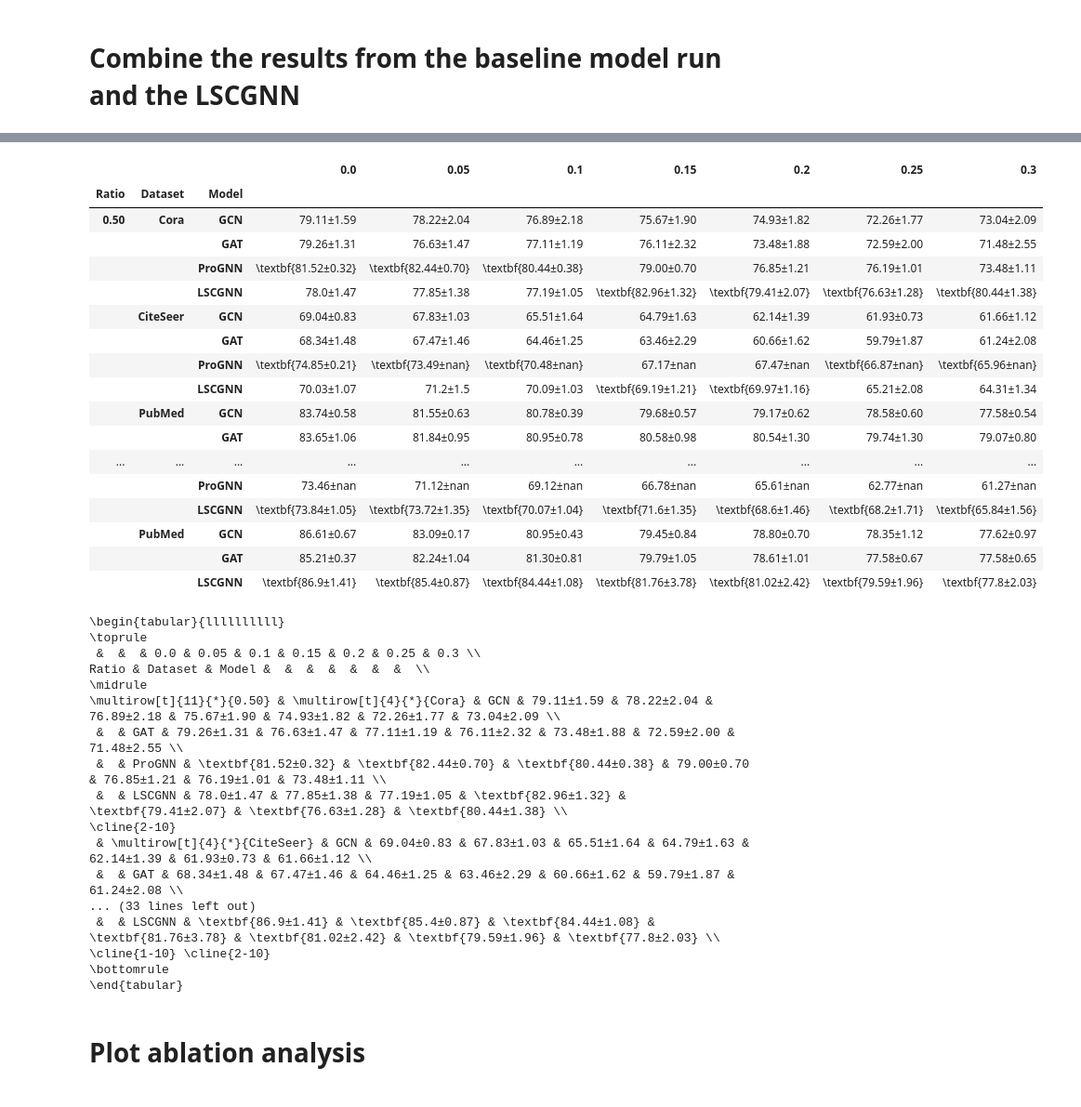
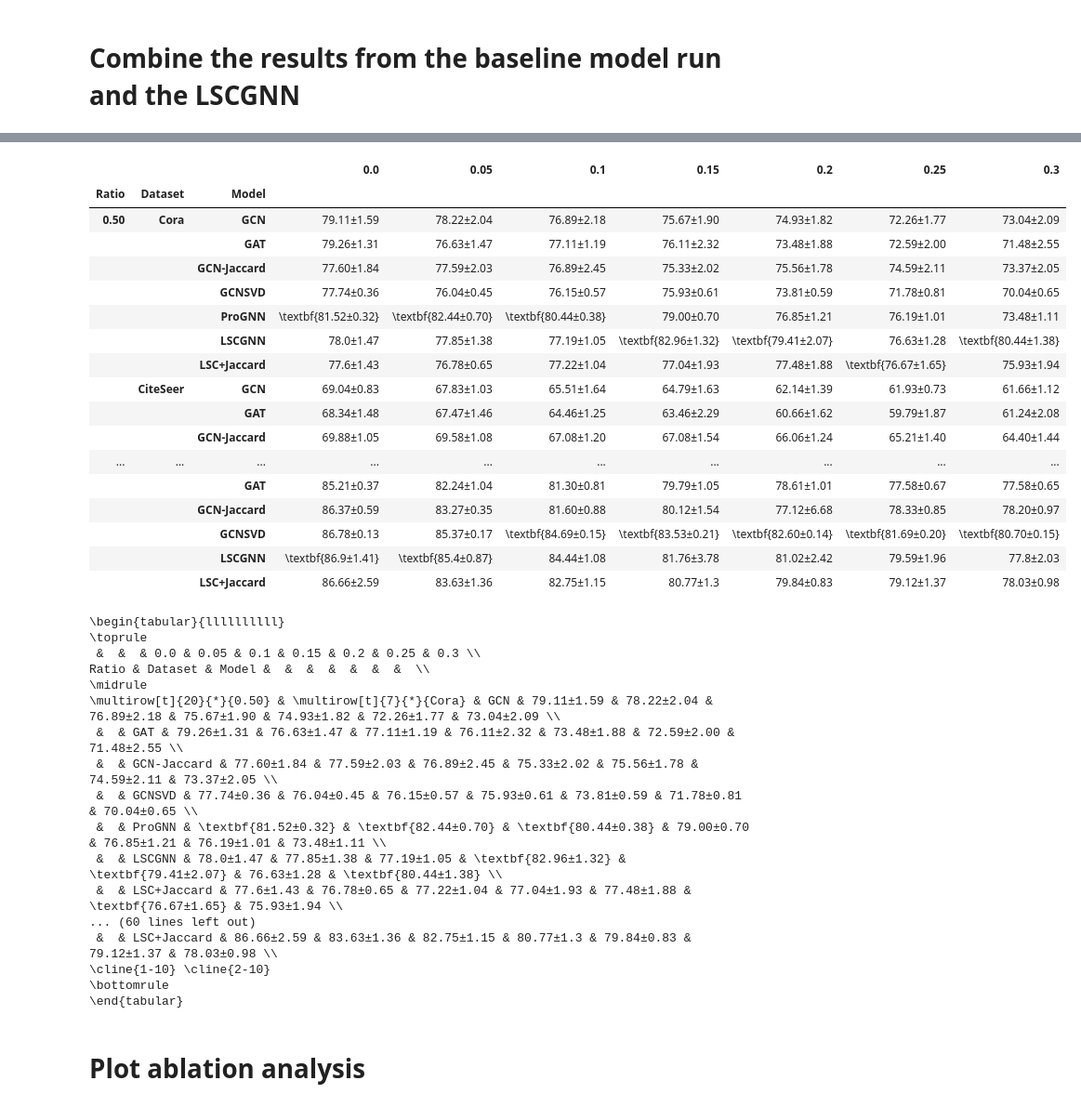
Before and after one commit to FDUguchunhui/latent-space-constraint-GNN, a Jupyter notebook: notebook/analysis/aggregation.ipynb, the cells around one changed output, grey strips where cells are left out. Shown: that part at 93% size. Drawn from its saved outputs; the diff is of its cells as text; code cells hidden in the pictures.

```diff
--- a/notebook/analysis/aggregation.ipynb
+++ b/notebook/analysis/aggregation.ipynb
@@ -13,11 +13,3 @@ maybe I should fix regularization at 1
 # %% [output]
 /Users/cgu3/Documents/lsc-gnn
 '/Users/cgu3/Documents/lsc-gnn'
-# %%
-df = pd.read_json('results/results_LSC.json', lines=True)
-# df = pd.read_json('results/final_cora_results.json', lines=True)
-# df = pd.read_json('results/final_citeseer_results.json', lines=True)
-
-df['target_ratio'] = df['target_ratio'].apply(lambda x: f"{x:.2f}")
-df['model_type'] = 'LSCGNN'
-df['layer_type'] = 'GAT'
@@ -78,3 +53,29 @@ df_best
 | 61 | PubMed | 0.90 | 0.25 | LSCGNN | GAT | 79.59 | 1.96 | ... |
 | 62 | PubMed | 0.90 | 0.30 | LSCGNN | GAT | 77.80 | 2.03 | ... |
 63 rows × 9 columns
+# %%
+df_best = pd.read_json('results/results_LSC.json', lines=True)
+df_best['target_ratio'] = df_best['target_ratio'].apply(lambda x: f"{x:.2f}")
+df_best['model_type'] = 'LSCGNN'
+df_best['layer_type'] = 'GAT'
+
+df_best = df_best.groupby(['dataset', 'seed', 'target_ratio', 'perturb_rate', 'model_type', 'layer_type']).apply(lambda x: x.loc[x['val_loss'].idxmin()], include_groups=False)[['accuracy', 'regularization', 'execution_time']]
+# get mean of regularization by "dataset", "target_ratio", "perturb_rate"
+df_best_regularization = df_best.groupby(['dataset', 'target_ratio', 'perturb_rate', 'model_type', 'layer_type']).agg({'regularization':['mean']})
+# %%
+df_lsc_jaccard = pd.read_json('results/results_LSC_jaccard.json', lines=True)
+df_lsc_jaccard['target_ratio'] = df_lsc_jaccard['target_ratio'].apply(lambda x: f"{x:.2f}")
+df_lsc_jaccard['model_type'] = 'LSCGNN_Jaccard'
+df_lsc_jaccard['layer_type'] = 'GAT'
+
+df_lsc_jaccard = df_lsc_jaccard.groupby(['dataset', 'seed', 'target_ratio', 'perturb_rate', 'model_type', 'layer_type']).apply(lambda x: x.loc[x['val_loss'].idxmin()], include_groups=False)[['accuracy', 'regularization', 'execution_time']]
+# calculate mean and std for accuracy group by dataset and target_ratio
+df_lsc_jaccard = df_lsc_jaccard.groupby(['dataset', 'target_ratio', 'perturb_rate', 'model_type', 'layer_type']).agg({'accuracy':['mean', 'std'], 'execution_time': ['mean']})
+df_lsc_jaccard['accuracy'] = (100 * df_lsc_jaccard['accuracy']).round(2)
+# flatten the columns
+df_lsc_jaccard.columns = ['_'.join(col).strip('_') for col in df_lsc_jaccard.columns.values]
+# create a new column with the name "LSC-GNN" using in format of string accuracy_mean +- accuracy_std
+df_lsc_jaccard['mean_std'] = df_lsc_jaccard['accuracy_mean'].round(2).astype(str) + "±" + df_lsc_jaccard['accuracy_std'].round(2).astype(str)
+# df_lsc_jaccard.rename(columns={'accuracy_mean': 'With regularizaion'}, inplace=True)
+df_lsc_jaccard = df_lsc_jaccard.reset_index()
+df_lsc_jaccard
@@ -112,7 +127,7 @@ df_baseline_agg
 # Combine the results from the baseline model run and the LSCGNN
 # %%
 # combine df_first and df_best horizontally
-df_combined = pd.concat([df_best, df_baseline_agg], axis=0)
+df_combined = pd.concat([df_best, df_lsc_jaccard, df_baseline_agg], axis=0)
 df_combined = df_combined.reset_index(drop=True)
 # convert to long format
 # df_combined = df_combined.melt(id_vars=['dataset', 'target_ratio', 'perturb_rate'], var_name='model', value_name='accuracy')
@@ -121,7 +136,10 @@ df_combined['model'] = df_combined['model_type'] + '_' + df_combined['layer_type
 df_combined['model'] = df_combined['model'].replace({'LSCGNN_GAT': 'LSCGNN',
                                                      'LSCGNN_GATConv': 'GAT',
                                                      'LSCGNN_GCNConv': 'GCN',
-                                                     'ProGNN_GCNConv': 'ProGNN'})
+                                                     'ProGNN_GCNConv': 'ProGNN',
+                                                     'GCNSVD_GCNConv': 'GCNSVD',
+                                                     'GCNJaccard_GCNConv': 'GCN-Jaccard',
+                                                     'LSCGNN_Jaccard_GAT': 'LSC+Jaccard'})
 desired_order = ['Cora', 'CiteSeer', 'PubMed']  # Change this as needed
 # Reorder dataset
 df_combined.loc[:, 'dataset'] = pd.Categorical(df_combined['dataset'], categories=desired_order, ordered=True)
@@ -209,45 +232,45 @@ df_combined
 # %%
 import pandas as pd
 
 # Define desired order for multi-index levels
 desired_target_ratio_order = ['0.50', '0.70', '0.90']
 desired_dataset_order = ['Cora', 'CiteSeer', 'PubMed']
-desired_model_order = ['GCN', 'GAT', 'ProGNN', 'LSCGNN']  # Customize as needed
+desired_model_order = ['GCN', 'GAT', 'GCN-Jaccard', 'GCNSVD',  'ProGNN', 'LSCGNN', 'LSC+Jaccard']  # Customize as needed
 
 # Ensure categorical ordering before pivoting
 df_combined["target_ratio"] = pd.Categorical(df_combined["target_ratio"], categories=desired_target_ratio_order, ordered=True)
 df_combined["dataset"] = pd.Categorical(df_combined["dataset"], categories=desired_dataset_order, ordered=True)
 df_combined["model"] = pd.Categorical(df_combined["model"], categories=desired_model_order, ordered=True)
 
 # Pivot the table to match the requested format
 df_transformed = df_combined.pivot(index=["target_ratio", "dataset", "model"], columns="perturb_rate", values=["mean_std"])
 
 # Flatten column names for readability
 df_transformed.columns = [f"{round(col[1], 2)}" for col in df_transformed.columns]
 df_transformed.index.names = ['Ratio', 'Dataset', 'Model']
 
 # Sort by the custom order
 df_transformed = df_transformed.sort_index(level=['Ratio', 'Dataset', 'Model'])
 df_transformed
 # %% [output]
 |  |  |  | 0.0 | 0.05 | 0.1 | 0.15 | 0.2 | 0.25 | 0.3 |
 | Ratio | Dataset | Model |  |  |  |  |  |  |  |
 | 0.50 | Cora | GCN | 79.11±1.59 | 78.22±2.04 | 76.89±2.18 | 75.67±1.90 | 74.93±1.82 | 72.26±1.77 | 73.04±2.09 |
 |  |  | GAT | 79.26±1.31 | 76.63±1.47 | 77.11±1.19 | 76.11±2.32 | 73.48±1.88 | 72.59±2.00 | 71.48±2.55 |
+|  |  | GCN-Jaccard | 77.60±1.84 | 77.59±2.03 | 76.89±2.45 | 75.33±2.02 | 75.56±1.78 | 74.59±2.11 | 73.37±2.05 |
+|  |  | GCNSVD | 77.74±0.36 | 76.04±0.45 | 76.15±0.57 | 75.93±0.61 | 73.81±0.59 | 71.78±0.81 | 70.04±0.65 |
 |  |  | ProGNN | \textbf{81.52±0.32} | \textbf{82.44±0.70} | \textbf{80.44±0.38} | 79.00±0.70 | 76.85±1.21 | 76.19±1.01 | 73.48±1.11 |
-|  |  | LSCGNN | 78.0±1.47 | 77.85±1.38 | 77.19±1.05 | \textbf{82.96±1.32} | \textbf{79.41±2.07} | \textbf{76.63±1.28} | \textbf{80.44±1.38} |
+|  |  | LSCGNN | 78.0±1.47 | 77.85±1.38 | 77.19±1.05 | \textbf{82.96±1.32} | \textbf{79.41±2.07} | 76.63±1.28 | \textbf{80.44±1.38} |
+|  |  | LSC+Jaccard | 77.6±1.43 | 76.78±0.65 | 77.22±1.04 | 77.04±1.93 | 77.48±1.88 | \textbf{76.67±1.65} | 75.93±1.94 |
 |  | CiteSeer | GCN | 69.04±0.83 | 67.83±1.03 | 65.51±1.64 | 64.79±1.63 | 62.14±1.39 | 61.93±0.73 | 61.66±1.12 |
 |  |  | GAT | 68.34±1.48 | 67.47±1.46 | 64.46±1.25 | 63.46±2.29 | 60.66±1.62 | 59.79±1.87 | 61.24±2.08 |
-|  |  | ProGNN | \textbf{74.85±0.21} | \textbf{73.49±nan} | \textbf{70.48±nan} | 67.17±nan | 67.47±nan | \textbf{66.87±nan} | \textbf{65.96±nan} |
-|  |  | LSCGNN | 70.03±1.07 | 71.2±1.5 | 70.09±1.03 | \textbf{69.19±1.21} | \textbf{69.97±1.16} | 65.21±2.08 | 64.31±1.34 |
-|  | PubMed | GCN | 83.74±0.58 | 81.55±0.63 | 80.78±0.39 | 79.68±0.57 | 79.17±0.62 | 78.58±0.60 | 77.58±0.54 |
-|  |  | GAT | 83.65±1.06 | 81.84±0.95 | 80.95±0.78 | 80.58±0.98 | 80.54±1.30 | 79.74±1.30 | 79.07±0.80 |
+|  |  | GCN-Jaccard | 69.88±1.05 | 69.58±1.08 | 67.08±1.20 | 67.08±1.54 | 66.06±1.24 | 65.21±1.40 | 64.40±1.44 |
 | ... | ... | ... | ... | ... | ... | ... | ... | ... | ... |
-|  |  | ProGNN | 73.46±nan | 71.12±nan | 69.12±nan | 66.78±nan | 65.61±nan | 62.77±nan | 61.27±nan |
-|  |  | LSCGNN | \textbf{73.84±1.05} | \textbf{73.72±1.35} | \textbf{70.07±1.04} | \textbf{71.6±1.35} | \textbf{68.6±1.46} | \textbf{68.2±1.71} | \textbf{65.84±1.56} |
-|  | PubMed | GCN | 86.61±0.67 | 83.09±0.17 | 80.95±0.43 | 79.45±0.84 | 78.80±0.70 | 78.35±1.12 | 77.62±0.97 |
 |  |  | GAT | 85.21±0.37 | 82.24±1.04 | 81.30±0.81 | 79.79±1.05 | 78.61±1.01 | 77.58±0.67 | 77.58±0.65 |
-|  |  | LSCGNN | \textbf{86.9±1.41} | \textbf{85.4±0.87} | \textbf{84.44±1.08} | \textbf{81.76±3.78} | \textbf{81.02±2.42} | \textbf{79.59±1.96} | \textbf{77.8±2.03} |
+|  |  | GCN-Jaccard | 86.37±0.59 | 83.27±0.35 | 81.60±0.88 | 80.12±1.54 | 77.12±6.68 | 78.33±0.85 | 78.20±0.97 |
+|  |  | GCNSVD | 86.78±0.13 | 85.37±0.17 | \textbf{84.69±0.15} | \textbf{83.53±0.21} | \textbf{82.60±0.14} | \textbf{81.69±0.20} | \textbf{80.70±0.15} |
+|  |  | LSCGNN | \textbf{86.9±1.41} | \textbf{85.4±0.87} | 84.44±1.08 | 81.76±3.78 | 81.02±2.42 | 79.59±1.96 | 77.8±2.03 |
+|  |  | LSC+Jaccard | 86.66±2.59 | 83.63±1.36 | 82.75±1.15 | 80.77±1.3 | 79.84±0.83 | 79.12±1.37 | 78.03±0.98 |
 # %%
 latex_table = df_transformed.to_latex()
 print(latex_table)
@@ -257,15 +280,15 @@ print(latex_table)
  &  &  & 0.0 & 0.05 & 0.1 & 0.15 & 0.2 & 0.25 & 0.3 \\
 Ratio & Dataset & Model &  &  &  &  &  &  &  \\
 \midrule
-\multirow[t]{11}{*}{0.50} & \multirow[t]{4}{*}{Cora} & GCN & 79.11±1.59 & 78.22±2.04 & 76.89±2.18 & 75.67±1.90 & 74.93±1.82 & 72.26±1.77 & 73.04±2.09 \\
+\multirow[t]{20}{*}{0.50} & \multirow[t]{7}{*}{Cora} & GCN & 79.11±1.59 & 78.22±2.04 & 76.89±2.18 & 75.67±1.90 & 74.93±1.82 & 72.26±1.77 & 73.04±2.09 \\
  &  & GAT & 79.26±1.31 & 76.63±1.47 & 77.11±1.19 & 76.11±2.32 & 73.48±1.88 & 72.59±2.00 & 71.48±2.55 \\
+ &  & GCN-Jaccard & 77.60±1.84 & 77.59±2.03 & 76.89±2.45 & 75.33±2.02 & 75.56±1.78 & 74.59±2.11 & 73.37±2.05 \\
+ &  & GCNSVD & 77.74±0.36 & 76.04±0.45 & 76.15±0.57 & 75.93±0.61 & 73.81±0.59 & 71.78±0.81 & 70.04±0.65 \\
  &  & ProGNN & \textbf{81.52±0.32} & \textbf{82.44±0.70} & \textbf{80.44±0.38} & 79.00±0.70 & 76.85±1.21 & 76.19±1.01 & 73.48±1.11 \\
- &  & LSCGNN & 78.0±1.47 & 77.85±1.38 & 77.19±1.05 & \textbf{82.96±1.32} & \textbf{79.41±2.07} & \textbf{76.63±1.28} & \textbf{80.44±1.38} \\
-\cline{2-10}
- & \multirow[t]{4}{*}{CiteSeer} & GCN & 69.04±0.83 & 67.83±1.03 & 65.51±1.64 & 64.79±1.63 & 62.14±1.39 & 61.93±0.73 & 61.66±1.12 \\
- &  & GAT & 68.34±1.48 & 67.47±1.46 & 64.46±1.25 & 63.46±2.29 & 60.66±1.62 & 59.79±1.87 & 61.24±2.08 \\
-... (33 lines left out)
- &  & LSCGNN & \textbf{86.9±1.41} & \textbf{85.4±0.87} & \textbf{84.44±1.08} & \textbf{81.76±3.78} & \textbf{81.02±2.42} & \textbf{79.59±1.96} & \textbf{77.8±2.03} \\
+ &  & LSCGNN & 78.0±1.47 & 77.85±1.38 & 77.19±1.05 & \textbf{82.96±1.32} & \textbf{79.41±2.07} & 76.63±1.28 & \textbf{80.44±1.38} \\
+ &  & LSC+Jaccard & 77.6±1.43 & 76.78±0.65 & 77.22±1.04 & 77.04±1.93 & 77.48±1.88 & \textbf{76.67±1.65} & 75.93±1.94 \\
+... (60 lines left out)
+ &  & LSC+Jaccard & 86.66±2.59 & 83.63±1.36 & 82.75±1.15 & 80.77±1.3 & 79.84±0.83 & 79.12±1.37 & 78.03±0.98 \\
 \cline{1-10} \cline{2-10}
 \bottomrule
 \end{tabular}
```
Also changed, not shown: parts of 15 cells of this notebook, 4 other files.
